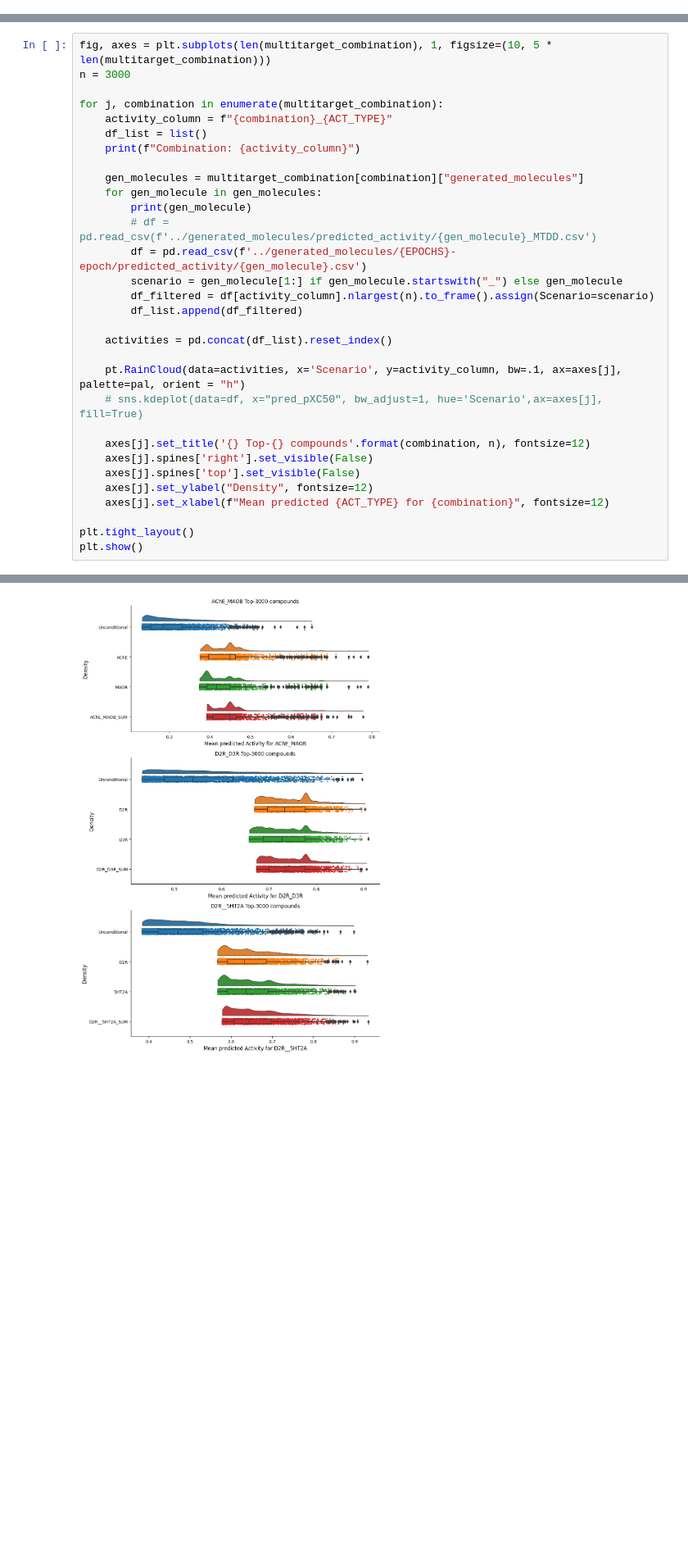
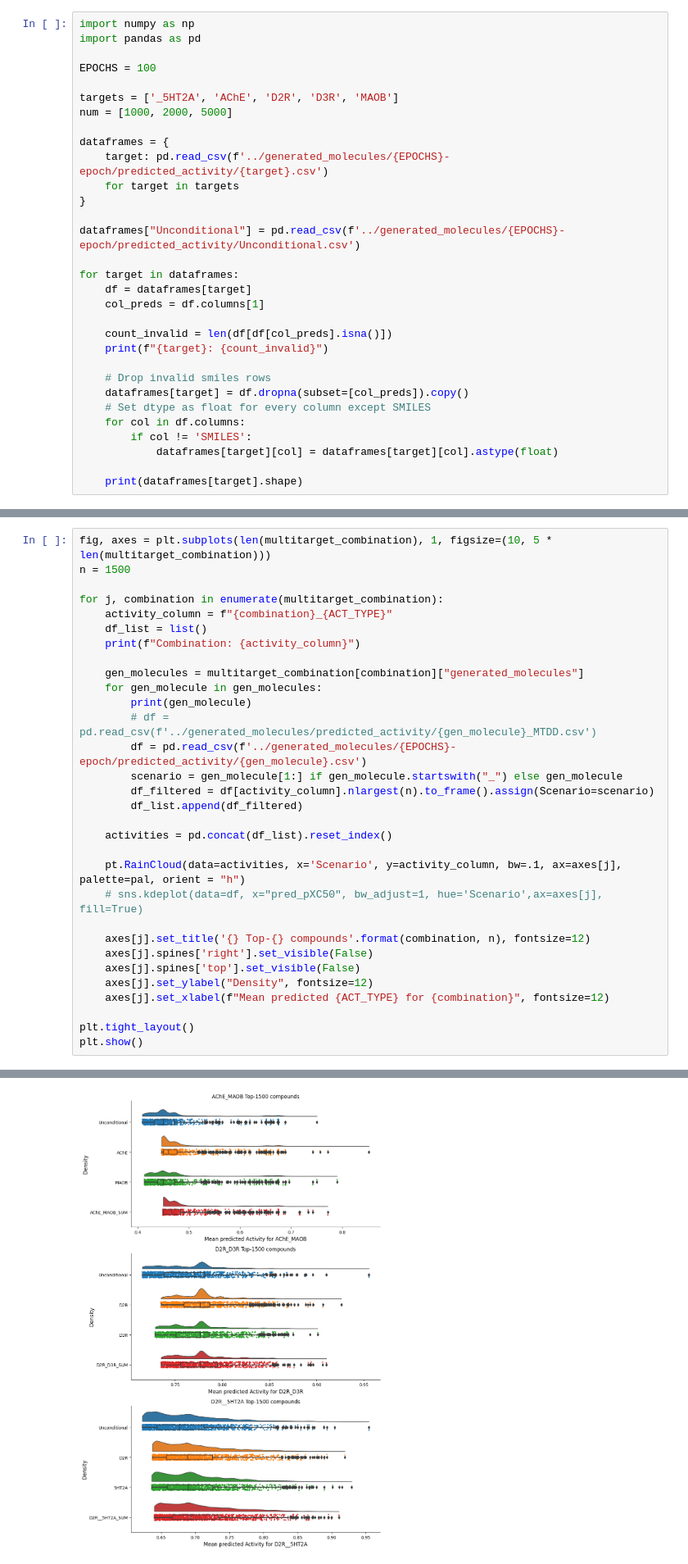
Before and after one commit to arthurcerveira/CoMPO-GPT, a Jupyter notebook: scripts/09-Data-Viz-70.ipynb, the cells around one changed output, grey strips where cells are left out. Shown at 82% size. Drawn from its saved outputs; the diff is of its cells as text; blank space fills up the shorter version.

```diff
--- a/scripts/09-Data-Viz-70.ipynb
+++ b/scripts/09-Data-Viz-70.ipynb
@@ -0,0 +1,31 @@
+# %%
+import numpy as np
+import pandas as pd
+
+EPOCHS = 100
+
+targets = ['_5HT2A', 'AChE', 'D2R', 'D3R', 'MAOB']
+num = [1000, 2000, 5000]
+
+dataframes = {
+    target: pd.read_csv(f'../generated_molecules/{EPOCHS}-epoch/predicted_activity/{target}.csv')
+    for target in targets
+}
+
+dataframes["Unconditional"] = pd.read_csv(f'../generated_molecules/{EPOCHS}-epoch/predicted_activity/Unconditional.csv')
+
+for target in dataframes:
+    df = dataframes[target]
+    col_preds = df.columns[1]
+
+    count_invalid = len(df[df[col_preds].isna()])
+    print(f"{target}: {count_invalid}")
+
+    # Drop invalid smiles rows
+    dataframes[target] = df.dropna(subset=[col_preds]).copy()
+    # Set dtype as float for every column except SMILES
+    for col in df.columns:
+        if col != 'SMILES':
+            dataframes[target][col] = dataframes[target][col].astype(float)
+
+    print(dataframes[target].shape)
@@ -399,6 +443,6 @@ D2R__5HT2A_SUM
 # %%
 fig, axes = plt.subplots(len(multitarget_combination), 1, figsize=(10, 5 * len(multitarget_combination)))
-n = 3000
+n = 1500
 
 for j, combination in enumerate(multitarget_combination):
     activity_column = f"{combination}_{ACT_TYPE}"
@@ -416,34 +460,34 @@ for j, combination in enumerate(multitarget_combination):
 
     activities = pd.concat(df_list).reset_index()
 
     pt.RainCloud(data=activities, x='Scenario', y=activity_column, bw=.1, ax=axes[j], palette=pal, orient = "h")
     # sns.kdeplot(data=df, x="pred_pXC50", bw_adjust=1, hue='Scenario',ax=axes[j], fill=True)
 
     axes[j].set_title('{} Top-{} compounds'.format(combination, n), fontsize=12)
     axes[j].spines['right'].set_visible(False)
     axes[j].spines['top'].set_visible(False)
     axes[j].set_ylabel("Density", fontsize=12)
     axes[j].set_xlabel(f"Mean predicted {ACT_TYPE} for {combination}", fontsize=12)
 
 plt.tight_layout()
 plt.show()
 # %% [output]
 Combination: AChE_MAOB_Activity
 Unconditional
 AChE
 MAOB
 AChE_MAOB_SUM
 Combination: D2R_D3R_Activity
 Unconditional
 D2R
 D3R
 D2R_D3R_SUM
 Combination: D2R__5HT2A_Activity
 Unconditional
 D2R
 _5HT2A
 D2R__5HT2A_SUM
-[figure, old version]
+[figure, new version]
 # %%
 for j, combination in enumerate(multitarget_combination):
     activity_column = f"{combination}_{ACT_TYPE}"
```
Also changed, not shown: parts of 12 cells of this notebook, 35 other files.
